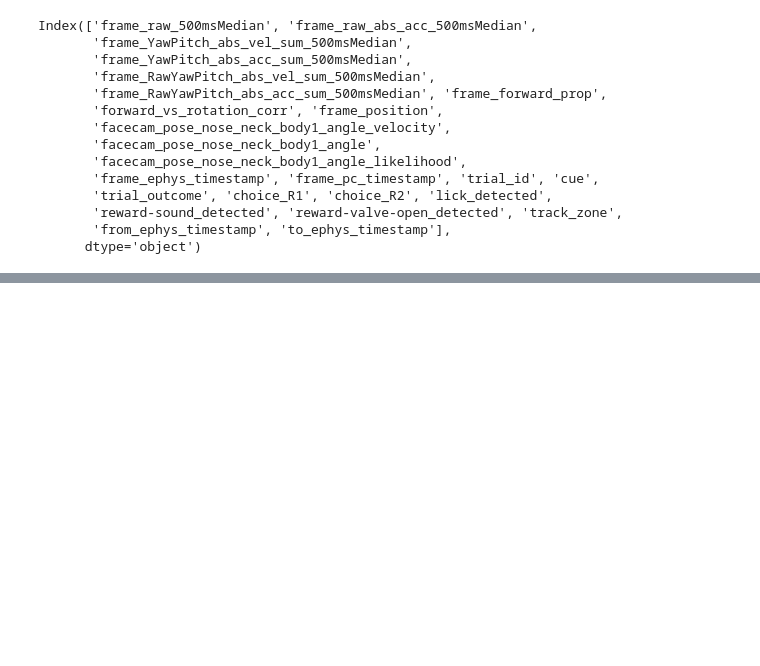
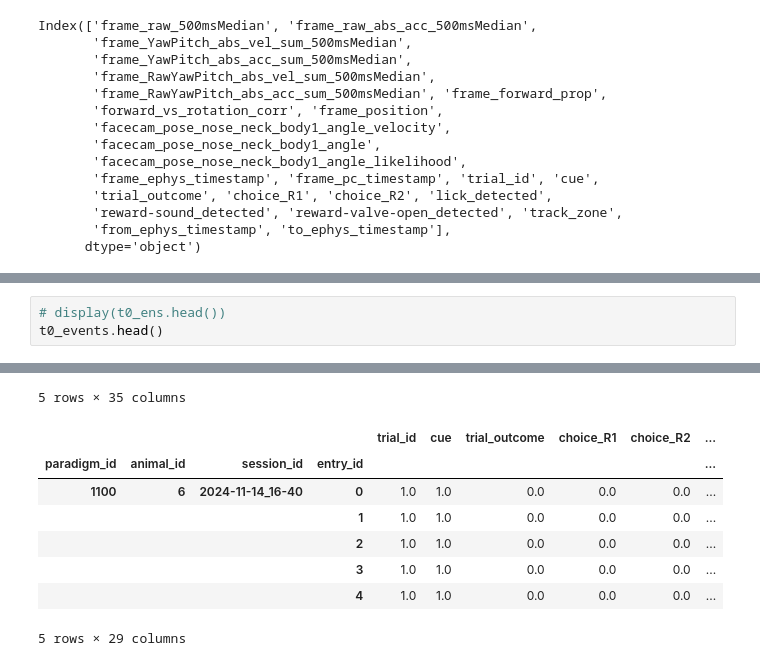
Before and after one commit to LoaloaF/analysisVR, a Jupyter notebook: scripted_plotting/animal_6_analysis/neuron_classification_event_based.ipynb, the cells around one changed output, grey strips where cells are left out. Cells and saved outputs as stored; diff of their text form; blank space fills up the shorter version.

```diff
--- a/scripted_plotting/animal_6_analysis/neuron_classification_event_based.ipynb
+++ b/scripted_plotting/animal_6_analysis/neuron_classification_event_based.ipynb
@@ -205,0 +207,4 @@ reward_timings
+# %%
+# display(t0_ens.head())
+t0_events.head()
+# %% [output]
@@ -205,0 +218,9 @@ reward_timings
+5 rows × 35 columns
+|  |  |  |  | trial_id | cue | trial_outcome | choice_R1 | choice_R2 | ... |
+| paradigm_id | animal_id | session_id | entry_id |  |  |  |  |  | ... |
+| 1100 | 6 | 2024-11-14_16-40 | 0 | 1.0 | 1.0 | 0.0 | 0.0 | 0.0 | ... |
+|  |  |  | 1 | 1.0 | 1.0 | 0.0 | 0.0 | 0.0 | ... |
+|  |  |  | 2 | 1.0 | 1.0 | 0.0 | 0.0 | 0.0 | ... |
+|  |  |  | 3 | 1.0 | 1.0 | 0.0 | 0.0 | 0.0 | ... |
+|  |  |  | 4 | 1.0 | 1.0 | 0.0 | 0.0 | 0.0 | ... |
+5 rows × 29 columns
```
Also changed, not shown: parts of 10 cells of this notebook, 12 other files.
